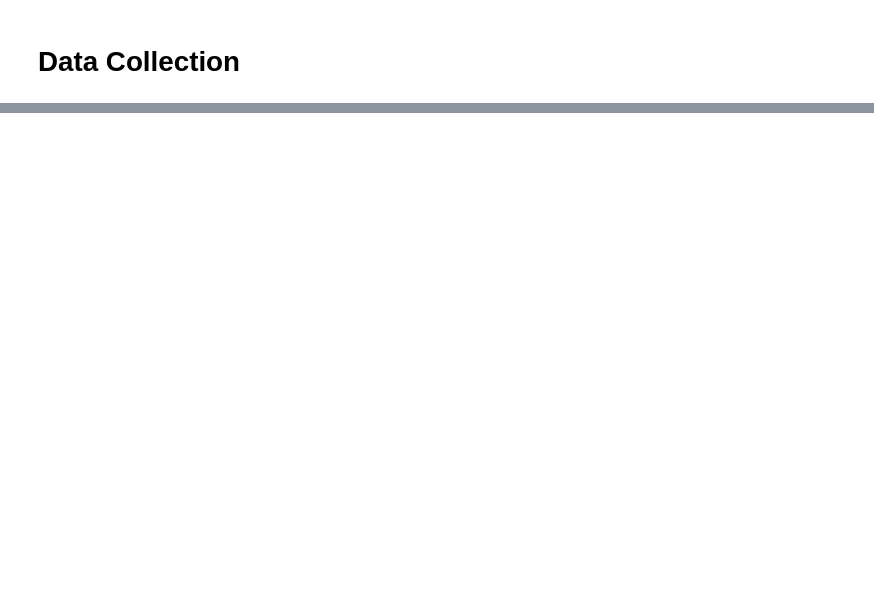
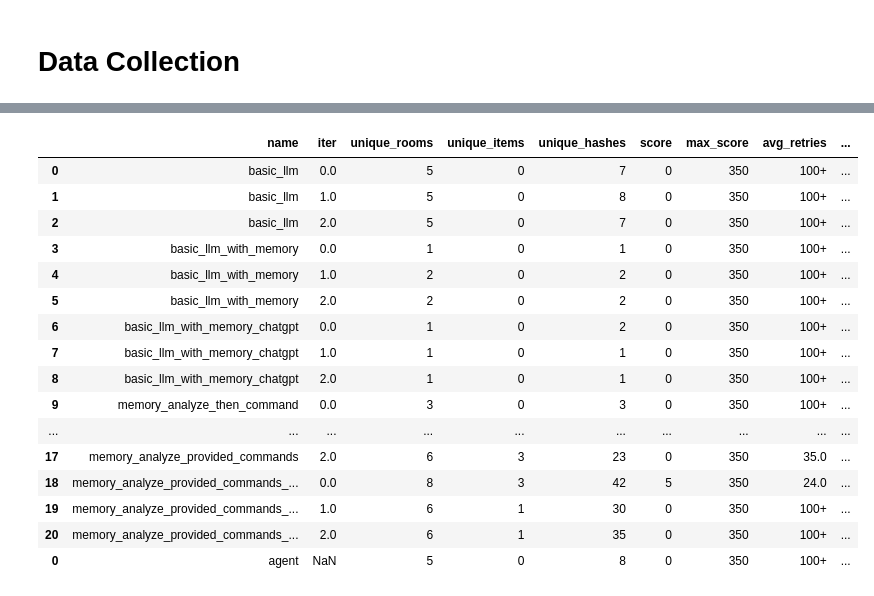
Before and after one commit to lewark/cs542-adventure, a Jupyter notebook: test_llms.ipynb, the cells around one changed output, grey strips where cells are left out. Cells and saved outputs as stored; diff of their text form; code cells hidden in the pictures; blank space fills up the shorter version.

```diff
--- a/test_llms.ipynb
+++ b/test_llms.ipynb
@@ -1175,4 +693,23 @@ First, I should check what actions are possible here. The user mentioned using t
 # %%
 df = pd.concat([df, long_df])
+df
+# %% [output]
+|  | name | iter | unique_rooms | unique_items | unique_hashes | score | max_score | avg_retries | ... |
+| 0 | basic_llm | 0.0 | 5 | 0 | 7 | 0 | 350 | 100+ | ... |
+| 1 | basic_llm | 1.0 | 5 | 0 | 8 | 0 | 350 | 100+ | ... |
+| 2 | basic_llm | 2.0 | 5 | 0 | 7 | 0 | 350 | 100+ | ... |
+| 3 | basic_llm_with_memory | 0.0 | 1 | 0 | 1 | 0 | 350 | 100+ | ... |
+| 4 | basic_llm_with_memory | 1.0 | 2 | 0 | 2 | 0 | 350 | 100+ | ... |
+| 5 | basic_llm_with_memory | 2.0 | 2 | 0 | 2 | 0 | 350 | 100+ | ... |
+| 6 | basic_llm_with_memory_chatgpt | 0.0 | 1 | 0 | 2 | 0 | 350 | 100+ | ... |
+| 7 | basic_llm_with_memory_chatgpt | 1.0 | 1 | 0 | 1 | 0 | 350 | 100+ | ... |
+| 8 | basic_llm_with_memory_chatgpt | 2.0 | 1 | 0 | 1 | 0 | 350 | 100+ | ... |
+| 9 | memory_analyze_then_command | 0.0 | 3 | 0 | 3 | 0 | 350 | 100+ | ... |
+| ... | ... | ... | ... | ... | ... | ... | ... | ... | ... |
+| 17 | memory_analyze_provided_commands | 2.0 | 6 | 3 | 23 | 0 | 350 | 35.0 | ... |
+| 18 | memory_analyze_provided_commands_... | 0.0 | 8 | 3 | 42 | 5 | 350 | 24.0 | ... |
+| 19 | memory_analyze_provided_commands_... | 1.0 | 6 | 1 | 30 | 0 | 350 | 100+ | ... |
+| 20 | memory_analyze_provided_commands_... | 2.0 | 6 | 1 | 35 | 0 | 350 | 100+ | ... |
+| 0 | agent | NaN | 5 | 0 | 8 | 0 | 350 | 100+ | ... |
 # %%
 df.to_csv(os.path.join(output_dir, 'results.csv'))
```
Also changed, not shown: parts of 20 cells of this notebook, 1 other file.
